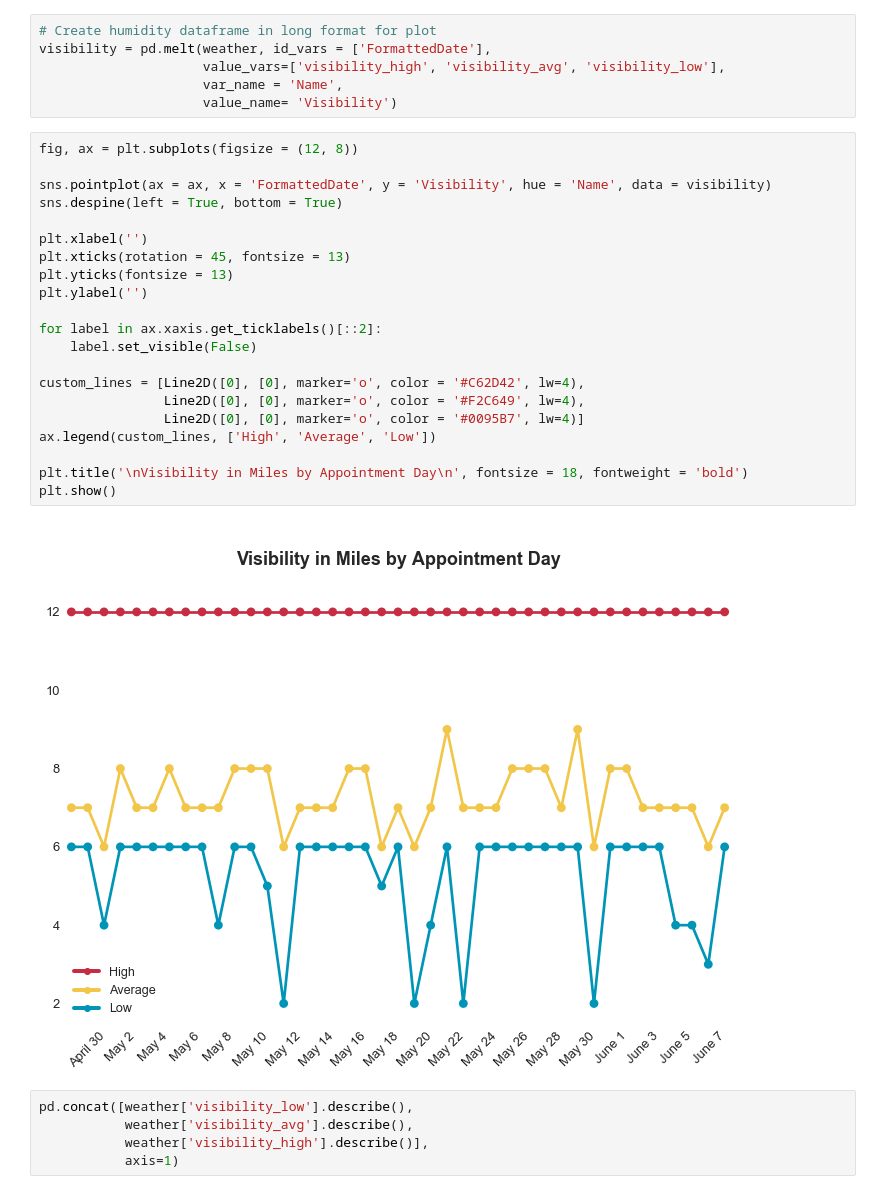
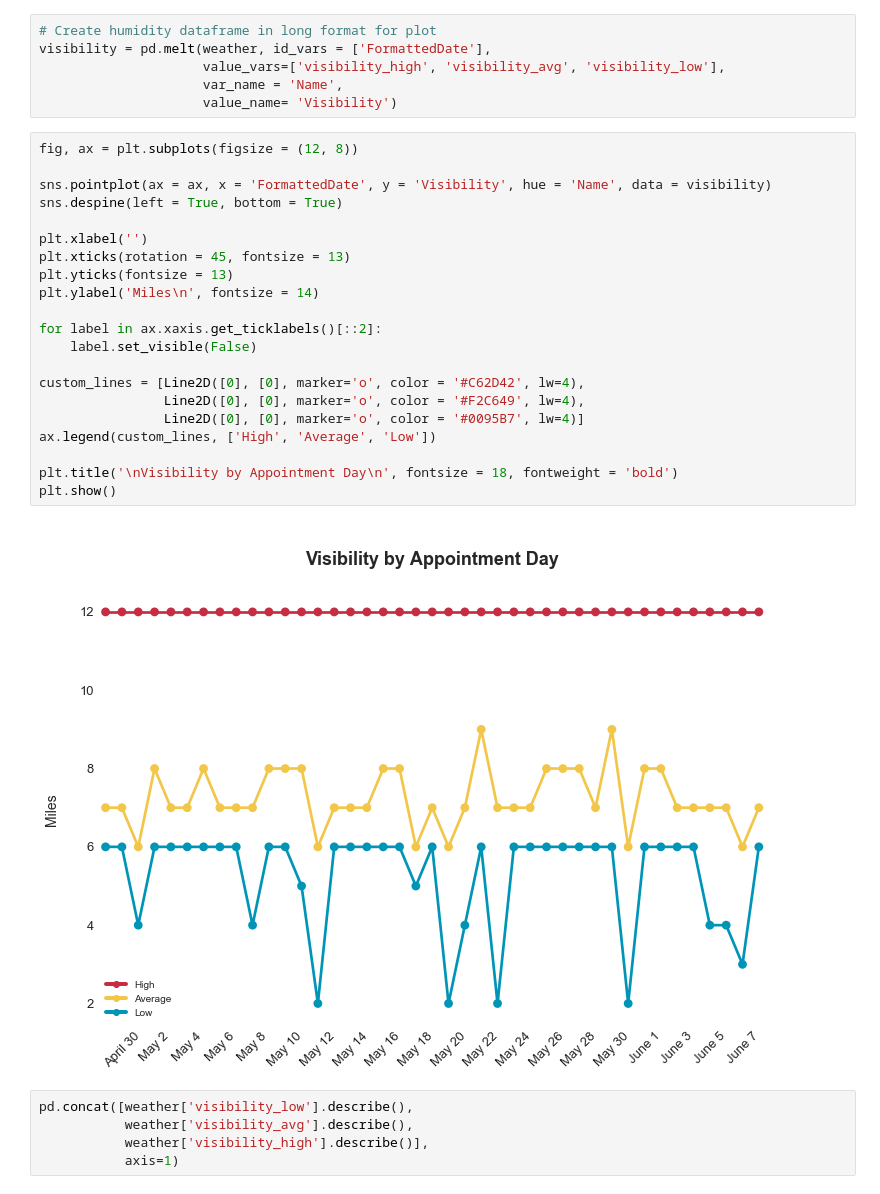
Before and after one commit to jaclynrich/appt-no-show, a Jupyter notebook: appt-no-show.ipynb, the cells around one changed output. Cells and saved outputs as stored; diff of their text form.

```diff
--- a/appt-no-show.ipynb
+++ b/appt-no-show.ipynb
@@ -1607,26 +1596,26 @@ visibility = pd.melt(weather, id_vars = ['FormattedDate'],
 # %%
 fig, ax = plt.subplots(figsize = (12, 8))
 
 sns.pointplot(ax = ax, x = 'FormattedDate', y = 'Visibility', hue = 'Name', data = visibility)
 sns.despine(left = True, bottom = True)
 
 plt.xlabel('')
 plt.xticks(rotation = 45, fontsize = 13)
 plt.yticks(fontsize = 13)
-plt.ylabel('')
+plt.ylabel('Miles\n', fontsize = 14)
 
 for label in ax.xaxis.get_ticklabels()[::2]:
     label.set_visible(False)
 
 custom_lines = [Line2D([0], [0], marker='o', color = '#C62D42', lw=4),
                 Line2D([0], [0], marker='o', color = '#F2C649', lw=4),
                 Line2D([0], [0], marker='o', color = '#0095B7', lw=4)]
 ax.legend(custom_lines, ['High', 'Average', 'Low'])
 
-plt.title('\nVisibility in Miles by Appointment Day\n', fontsize = 18, fontweight = 'bold')
+plt.title('\nVisibility by Appointment Day\n', fontsize = 18, fontweight = 'bold')
 plt.show()
 # %% [output]
-[figure, old version]
+[figure, new version]
 # %%
 pd.concat([weather['visibility_low'].describe(),
            weather['visibility_avg'].describe(),
```
Also changed, not shown: parts of 33 cells of this notebook.
